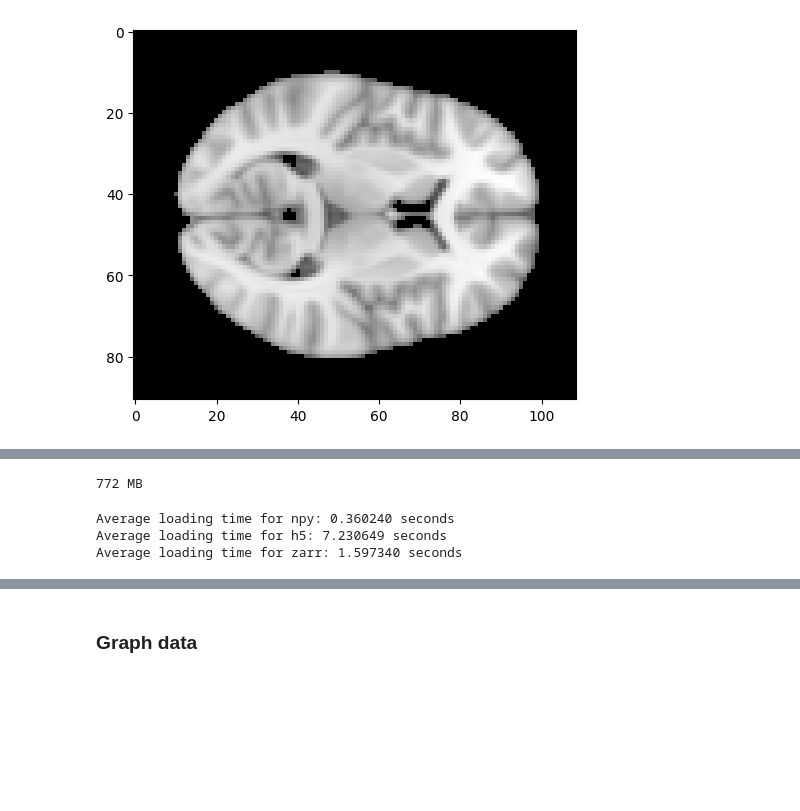
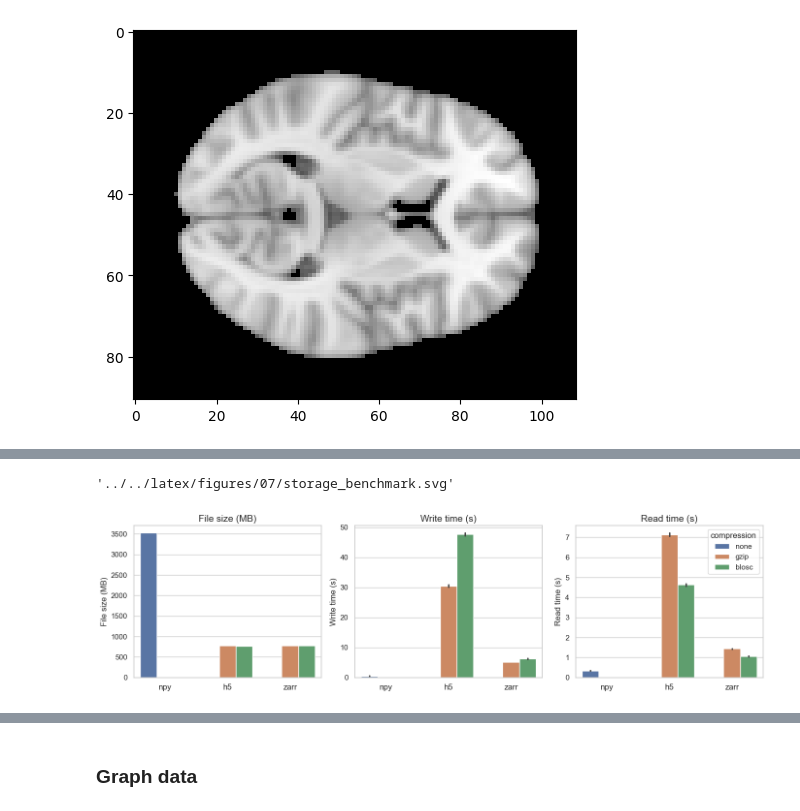
Before and after one commit to BetterCodeBetterScience/bettercode, a Jupyter notebook: notebooks/ch-07/data_management.ipynb, the cells around one changed output, grey strips where cells are left out. Cells and saved outputs as stored; diff of their text form; code cells hidden in the pictures; blank space fills up the shorter version.

Commit message:
clean up storage benchmarking

```diff
--- a/notebooks/ch-07/data_management.ipynb
+++ b/notebooks/ch-07/data_management.ipynb
@@ -324,40 +401,27 @@ print(f'{get_size("/tmp/difumo.h5"):.0f} MB')
 # %%
-# save to zarr, using gzip at level 4 to match the hdf5 settings above
-import zarr
-from zarr.codecs import GzipCodec
-zarr_data = zarr.create_array('/tmp/difumo.zarr', data=difumo_data,
-    compressors=GzipCodec(level=4), overwrite=True)
-print(f'{get_size("/tmp/difumo.zarr"):.0f} MB')
+# visualize file size and read/write times across the format/compression matrix.
+# with one row per repetition, seaborn draws the mean and its variability (sd) for us.
+import matplotlib.pyplot as plt
+import seaborn as sns
+sns.set_style('whitegrid')
+
+metrics = [('size_mb', 'File size (MB)'),
+           ('write_s', 'Write time (s)'),
+           ('read_s', 'Read time (s)')]
+sns.set_theme(style='whitegrid', rc={'xtick.labelsize': 12})
+fig, axes = plt.subplots(1, 3, figsize=(14, 4))
+for ax, (col, title) in zip(axes, metrics):
+    sns.barplot(data=results_df, x='format', y=col, hue='compression',
+                ax=ax, errorbar='sd')
+    ax.set_title(title, fontsize=14)
+    ax.set_xlabel('')
+    ax.set_ylabel(title, fontsize=12)
+# keep a single legend rather than one per panel
+for ax in axes[:-1]:
+    ax.get_legend().remove()
+
+fig.tight_layout()
+save_fig(fig, 'storage_benchmark', CHAPTER, basedir=IMAGE_DIR)
 # %% [output]
-772 MB
+'../../latex/figures/07/storage_benchmark.svg'
+[figure, added]
-# %%
-#compare loading times for each type
-import time
-nreps = 10
-
-def load_h5py(filename):
-    with h5py.File(filename, 'r') as f:
-        return f['difumo'][:]
-
-def load_zarr(filename):
-    zarr_data = zarr.open(filename, mode='r')
-    return zarr_data[:]
-
-loader_funcs = {
-    'npy': np.load,
-    'h5': load_h5py,
-    'zarr': load_zarr
-}
-
-for ext in ['npy', 'h5', 'zarr']:
-    start_time = time.time()
-    filename = f'/tmp/difumo.{ext}'
-    for _ in range(nreps):
-        data_loaded = loader_funcs[ext](filename)
-    end_time = time.time()
-    avg_load_time = (end_time - start_time) / nreps
-    print(f"Average loading time for {ext}: {avg_load_time:.6f} seconds")
-# %% [output]
-Average loading time for npy: 0.360240 seconds
-Average loading time for h5: 7.230649 seconds
-Average loading time for zarr: 1.597340 seconds
```
Also changed, not shown: parts of 6 cells of this notebook.
